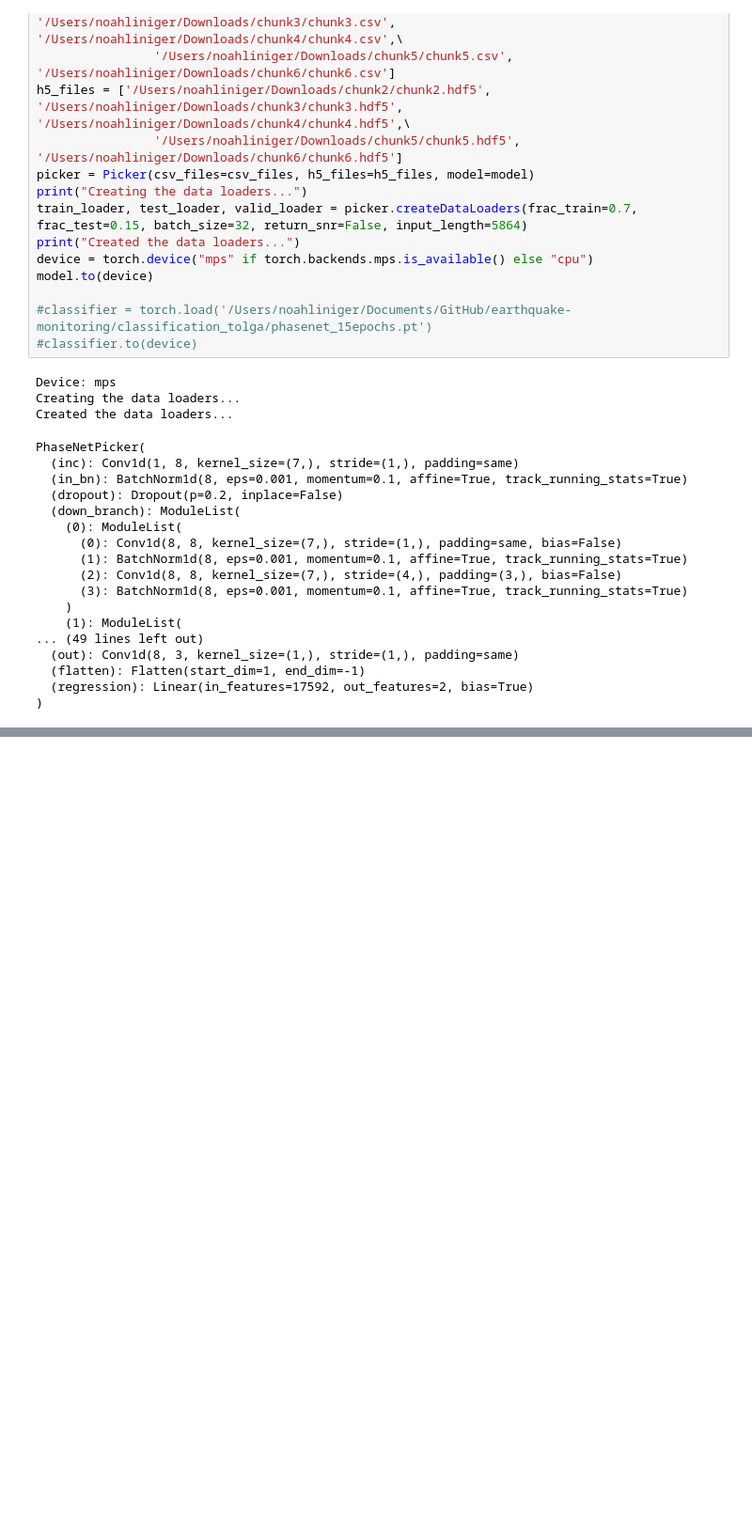
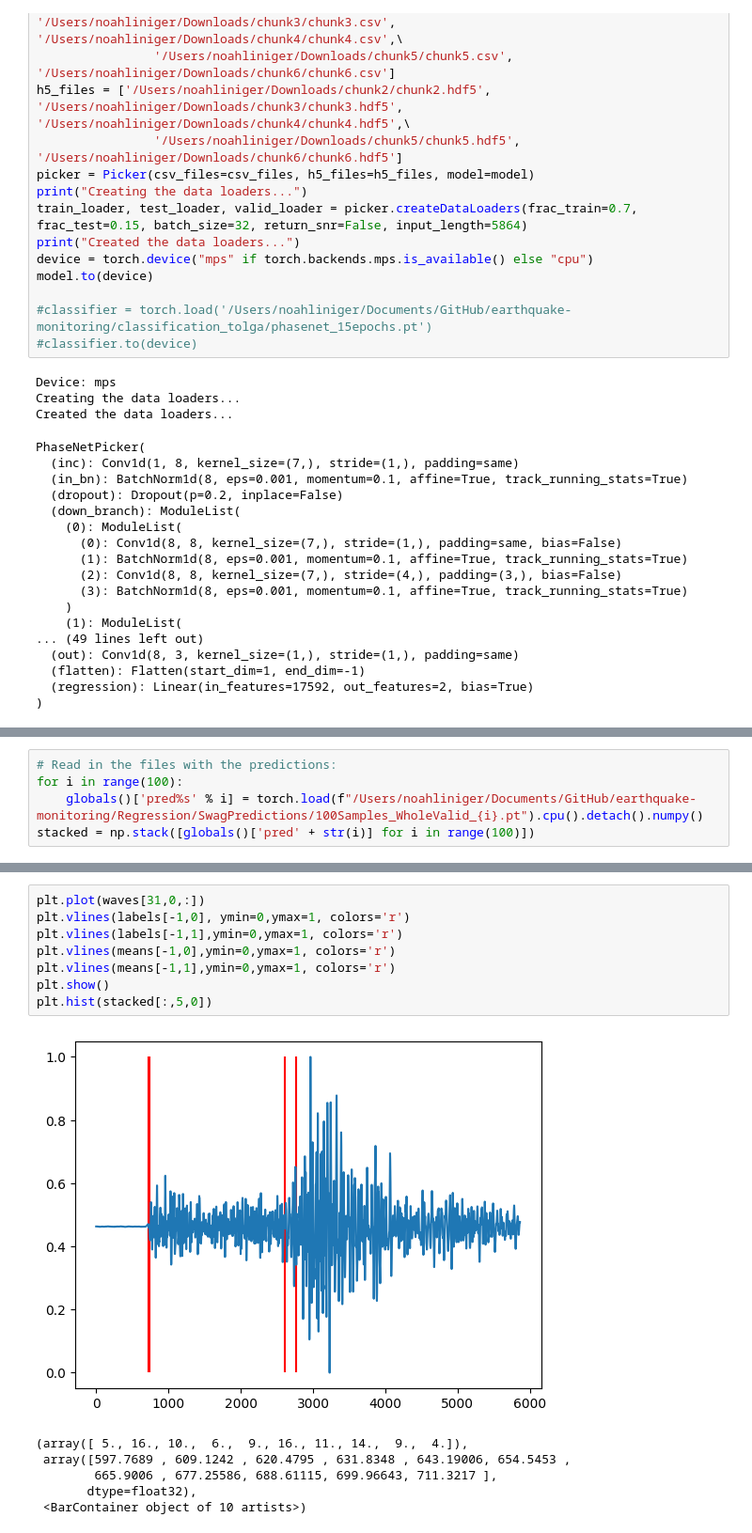
Before and after one commit to kerimoglutolga/earthquake-monitoring, a Jupyter notebook: Regression/UncertaintyQuantification.ipynb, the cells around one changed output, grey strips where cells are left out. Shown at 94% size. Saved outputs shown, nothing was run; the diff lists cells and outputs as text; blank space fills up the shorter version.

```diff
--- a/Regression/UncertaintyQuantification.ipynb
+++ b/Regression/UncertaintyQuantification.ipynb
@@ -145,0 +162,5 @@ RuntimeError: MPS backend out of memory (MPS allocated: 17.83 GB, other allocati
+# %%
+# Read in the files with the predictions:
+for i in range(100):
+    globals()['pred%s' % i] = torch.load(f"/Users/noahliniger/Documents/GitHub/earthquake-monitoring/Regression/SwagPredictions/100Samples_WholeValid_{i}.pt").cpu().detach().numpy()
+stacked = np.stack([globals()['pred' + str(i)] for i in range(100)])
@@ -145,0 +197,15 @@ RuntimeError: MPS backend out of memory (MPS allocated: 17.83 GB, other allocati
+# %%
+plt.plot(waves[31,0,:])
+plt.vlines(labels[-1,0], ymin=0,ymax=1, colors='r')
+plt.vlines(labels[-1,1],ymin=0,ymax=1, colors='r')
+plt.vlines(means[-1,0],ymin=0,ymax=1, colors='r')
+plt.vlines(means[-1,1],ymin=0,ymax=1, colors='r')
+plt.show()
+plt.hist(stacked[:,5,0])
+# %% [output]
+[figure, added]
+(array([ 5., 16., 10.,  6.,  9., 16., 11., 14.,  9.,  4.]),
+ array([597.7689 , 609.1242 , 620.4795 , 631.8348 , 643.19006, 654.5453 ,
+        665.9006 , 677.25586, 688.61115, 699.96643, 711.3217 ],
+       dtype=float32),
+ <BarContainer object of 10 artists>)
```
Also changed, not shown: parts of 40 cells of this notebook, 4 other files.
